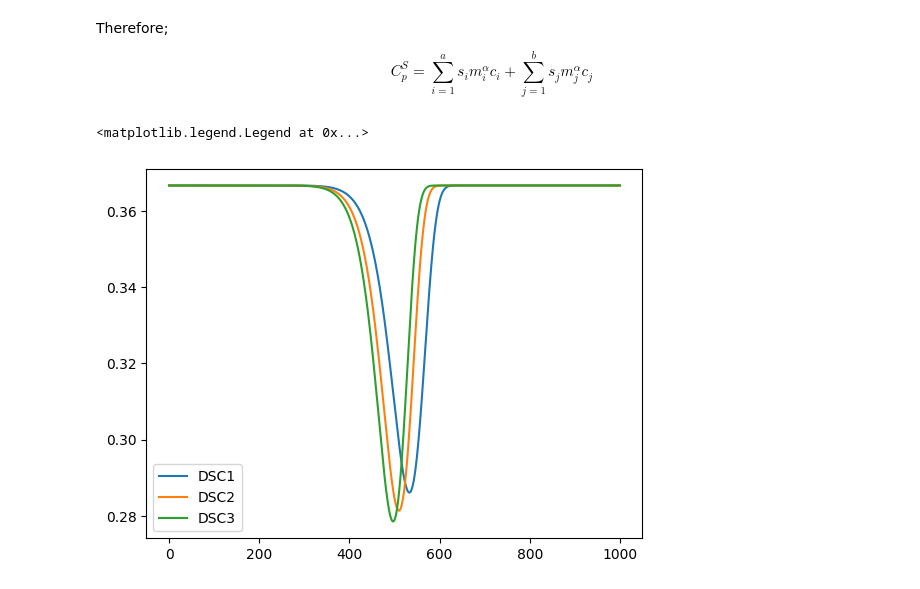
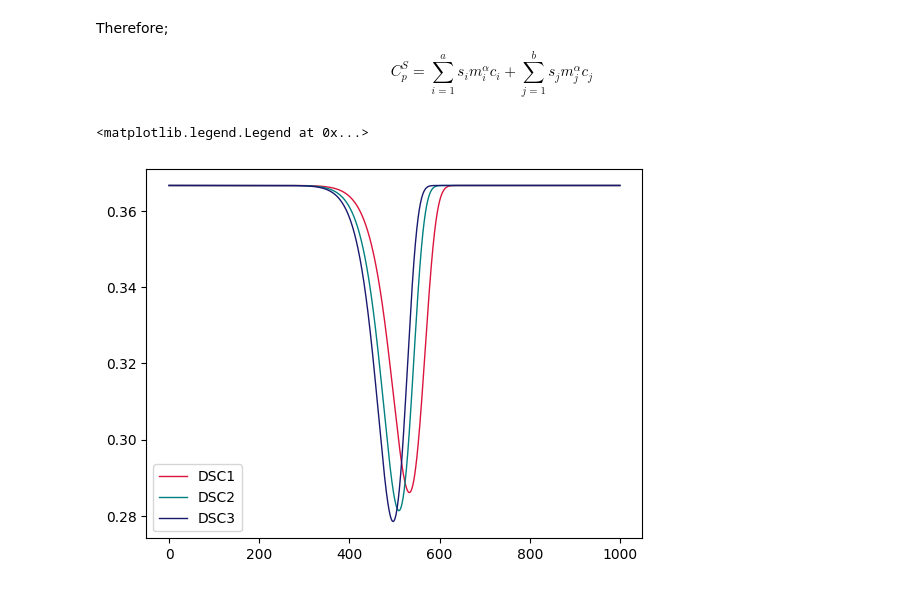
Before and after one commit to tanuj-chamil/pr2, a Jupyter notebook: main.ipynb, the cells around one changed output. Drawn from its saved outputs; the diff is of its cells as text; code cells hidden in the pictures.

Commit message:
added graph colors

```diff
--- a/main.ipynb
+++ b/main.ipynb
@@ -226,25 +226,25 @@ class DSC:
 # %%
 Reactant_A = Compound([55, 0, 0, 0, 0], 20e-3, 44, 1, 1)
 Product_B = Compound([55, 0, 0, 0, 0], 20e-3, 44, 1, 1)
 reactants = [Reactant_A]
 products = [Product_B]
 
 Reaction_1 = Reaction(F1,150e3, 1e6, -100e3, reactants, products)
 Reaction_2 = Reaction(F1,150e3, 2e6, -100e3, reactants, products)
 Reaction_3 = Reaction(F1,150e3, 3e6, -100e3, reactants, products)
 
 
 dsc_1 = DSC(Reaction_1, beta=10, Tmin=0, Tmax=1000, dT=0.1)
 dsc_2 = DSC(Reaction_2, beta=10, Tmin=0, Tmax=1000, dT=0.1)
 dsc_3 = DSC(Reaction_3, beta=10, Tmin=0, Tmax=1000, dT=0.1)
 dsc_1.generate()
 dsc_2.generate()
 dsc_3.generate()
 
-plt.plot(dsc_1.T,dsc_1.curve, label="DSC1" )
-plt.plot(dsc_2.T,dsc_2.curve, label="DSC2" )
-plt.plot(dsc_3.T,dsc_3.curve, label="DSC3" )
+plt.plot(dsc_1.T,dsc_1.curve, label="DSC1", color="crimson", linewidth = "1")
+plt.plot(dsc_2.T,dsc_2.curve, label="DSC2", color="teal", linewidth = "1")
+plt.plot(dsc_3.T,dsc_3.curve, label="DSC3", color="midnightblue" , linewidth = "1")
 plt.legend()
 # %% [output]
 <matplotlib.legend.Legend at 0x...>
-[figure, old version]
+[figure, new version]
```
